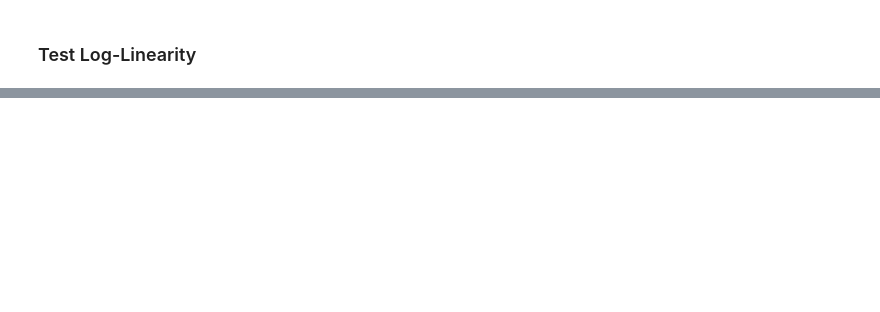
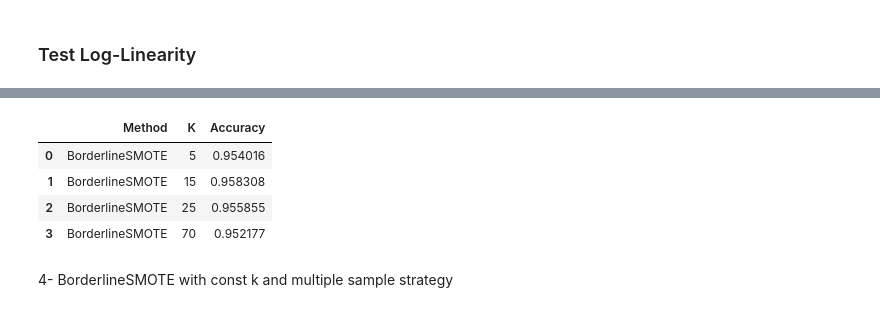
Before and after one commit to Marim1611/Bing-Bang-BodyLevel, a Jupyter notebook: ModelPipelines/LogisticRegression/Analysis.ipynb, the cells around one changed output, grey strips where cells are left out. Saved outputs shown, nothing was run; the diff lists cells and outputs as text; code cells hidden in the pictures; blank space fills up the shorter version.

```diff
--- a/ModelPipelines/LogisticRegression/Analysis.ipynb
+++ b/ModelPipelines/LogisticRegression/Analysis.ipynb
@@ -54,0 +109,20 @@ test_log_linearity(clf, class_index=3, x_data_d=x_data_d, y_data_d=y_data_d)
+# %%
+Ks=[5,15,25,70]
+sampling_ratio=[0.5,0.6,0.9]
+accuracies = []
+for i,k in enumerate(Ks):
+    bal_x, bal_y = handle_class_imbalance(x_data_d, y_data_d, method="SMOTE",k=k, sampling_ratio=sampling_ratio)
+    clf = LogisticRegression(multi_class='multinomial')
+    clf.fit(bal_x, bal_y)
+    y_pred = mlq.l(cross_val_predict)(clf, bal_x, bal_y, cv=4)
+    accuracies.append( np.mean(y_pred == bal_y))
+# %%
+show_results(accuracies, methods,k=Ks, title="SMOTE, k=5")
+# %% [output]
+|  | Method | K | Accuracy |
+| 0 | BorderlineSMOTE | 5 | 0.954016 |
+| 1 | BorderlineSMOTE | 15 | 0.958308 |
+| 2 | BorderlineSMOTE | 25 | 0.955855 |
+| 3 | BorderlineSMOTE | 70 | 0.952177 |
+# %% [markdown]
+4- BorderlineSMOTE with const k and multiple sample strategy
```
Also changed, not shown: parts of 17 cells of this notebook, 1 other file.
